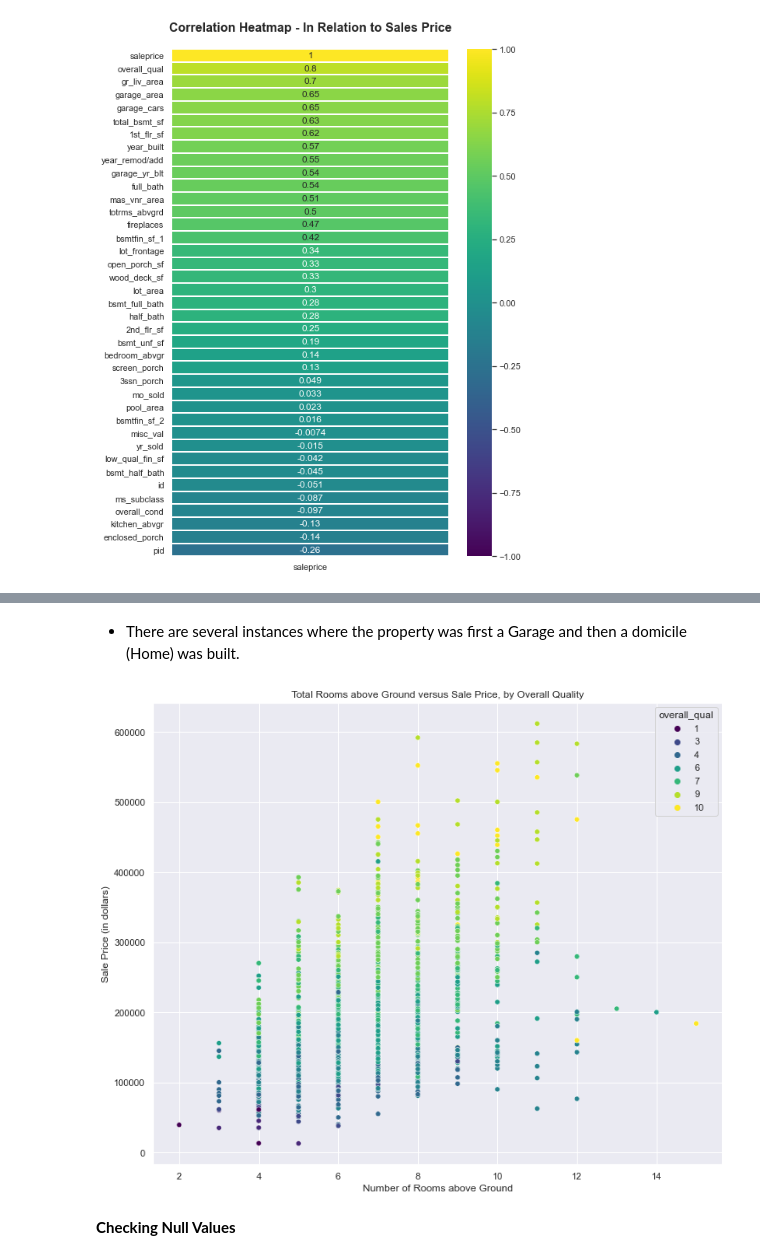
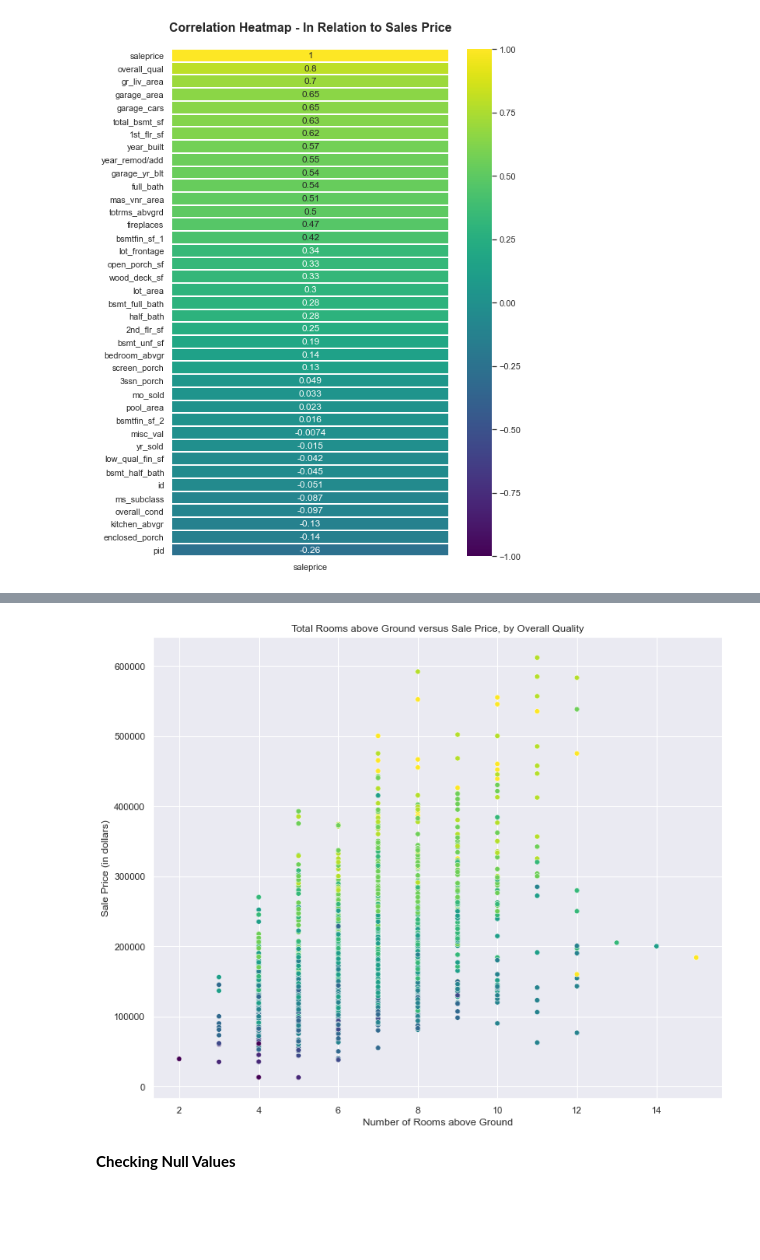
Before and after one commit to maryschindler/project_ames_kaggle_challenge, a Jupyter notebook: 2.0/notebooks/01_EDA_and_Cleaning.ipynb, the cells around one changed output, grey strips where cells are left out. Saved outputs shown, nothing was run; the diff lists cells and outputs as text; code cells hidden in the pictures; blank space fills up the shorter version.

```diff
--- a/2.0/notebooks/01_EDA_and_Cleaning.ipynb
+++ b/2.0/notebooks/01_EDA_and_Cleaning.ipynb
@@ -325,21 +699,22 @@ plt.show()
-# %% [markdown]
-- There are several instances where the property was first a Garage and then a domicile (Home) was built.
 # %%
 plt.figure(figsize = (12, 10))
 
 plt.title('Total Rooms above Ground versus Sale Price, by Overall Quality')
 
 sns.scatterplot(x = ames_df['totrms_abvgrd'],
                 y = ames_df['saleprice'],
                 hue = ames_df['overall_qual'],
                 palette = 'viridis')
 
 plt.xlabel('Number of Rooms above Ground')
+
 plt.ylabel('Sale Price (in dollars)')
 
+plt.legend([], [], frameon = False)
+
 plt.show()
 # %% [output]
-[figure, old version]
+[figure, new version]
 # %%
 # __STOPPED__
 # %% [markdown]
```
Also changed, not shown: parts of 40 cells of this notebook.
